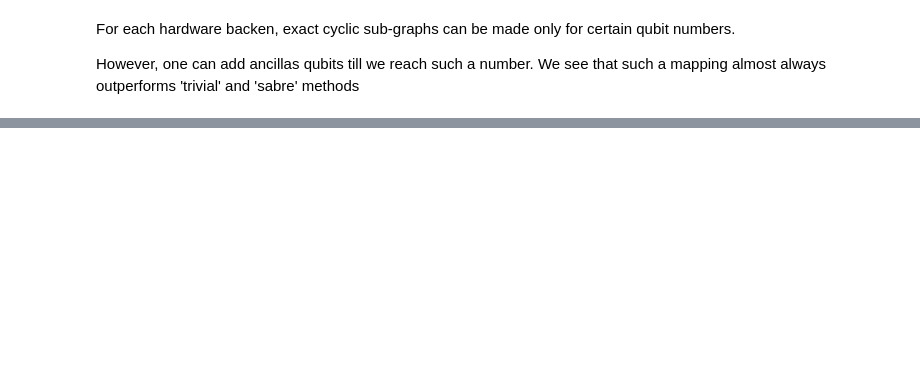
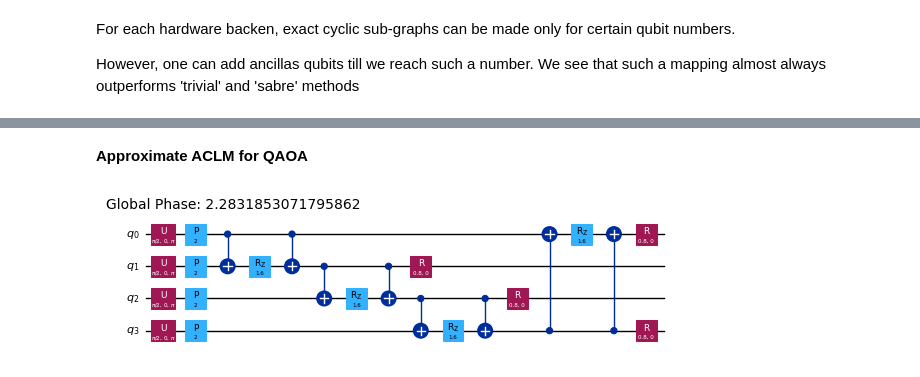
Before and after one commit to rohansrikumar/IBM-qiskit-hackathon-WoQ-2025, a Jupyter notebook: adaptive cyclic layout map.ipynb, the cells around one changed output, grey strips where cells are left out. Cells and saved outputs as stored; diff of their text form; code cells hidden in the pictures; blank space fills up the shorter version.

```diff
--- a/adaptive cyclic layout map.ipynb
+++ b/adaptive cyclic layout map.ipynb
@@ -111,0 +201,46 @@ Logical qubits: 16, Total needed: 20, Ancilla: 4
+# %% [markdown]
+**Approximate ACLM for QAOA**
+# %%
+
+def qaoa_ising_periodic(n, gamma, beta,h=1):
+    """
+    Example QAOA Circuit for a simple Periodic Ising Chain
+    Inputs:
+        n: Number of qubits (logical qubits)
+        gamma: Parameter for ZZ interaction
+        beta: Parameter for X rotation
+        h: Parameter for Z rotation
+    Returns:
+        QuantumCircuit object representing the QAOA circuit
+    """
+    qc = QuantumCircuit(n)
+
+    #Initial Hadamard layer
+    qc.h(range(n))
+
+    #Cost layer (Z terms)
+    for i in range(n):
+        qc.rz(2 * h, i)  # Apply Z rotation for each qubit
+
+    #Cost layer (ZZ terms) with periodic boundary conditions
+    for i in range(n):
+        qc.rzz(2 * gamma, i, (i + 1) % n)
+
+     # Mixer layer (X rotations)
+    for i in range(n):
+        qc.rx(2 * beta, i)
+
+    return qc
+
+
+
+# Example ising chain parameters
+n = 4  # Logical problem size
+gamma = 0.8
+beta = 0.4
+
+# Create QAOA for the given ising chain Circuit
+qc = qaoa_ising_periodic(n, gamma, beta).decompose()
+qc.draw('mpl',scale=0.5)
+# %% [output]
+[figure, added]
```
Also changed, not shown: parts of 18 cells of this notebook.
